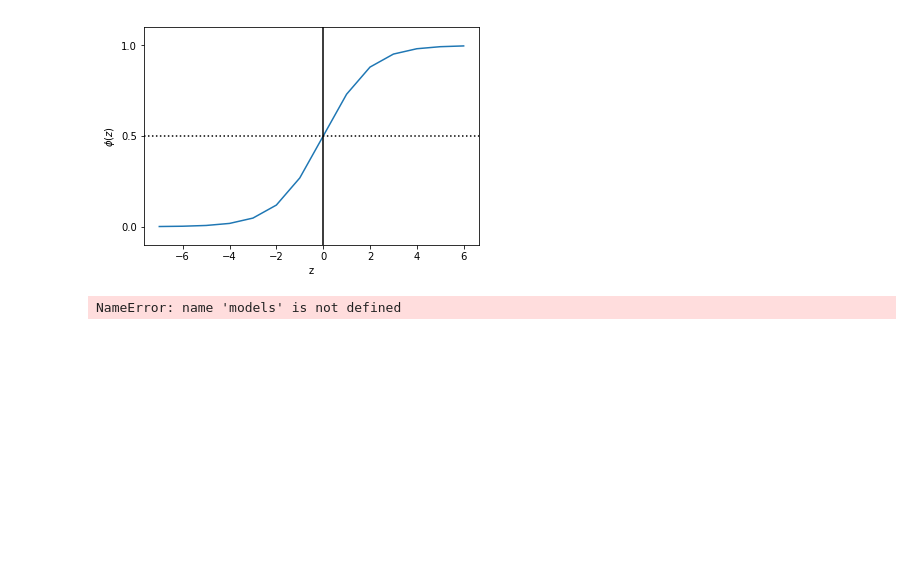
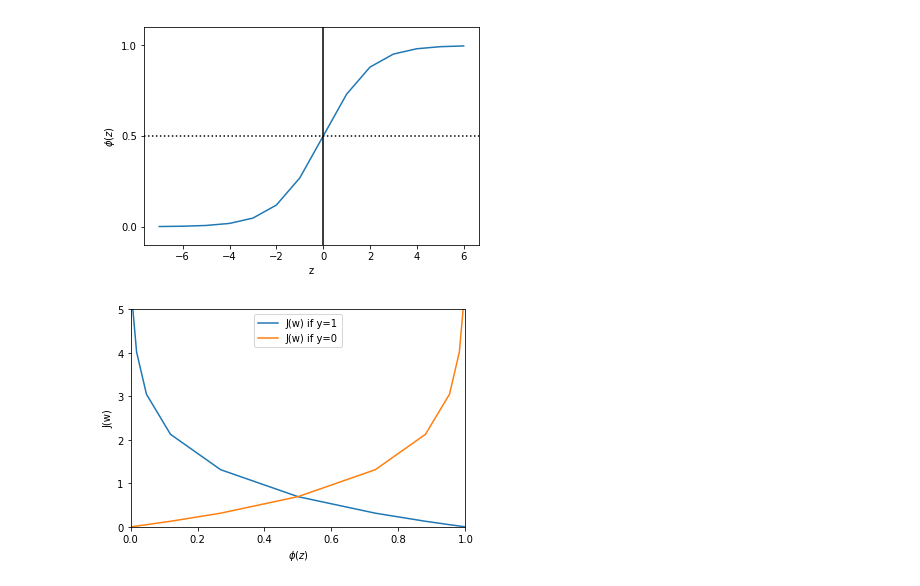
Before and after one commit to prakharchoudhary/fun_with_python, a Jupyter notebook: ML/ML-via-sklearn.ipynb, the cells around one changed output. Saved outputs shown, nothing was run; the diff lists cells and outputs as text; code cells hidden in the pictures; blank space fills up the shorter version.

```diff
--- a/ML/ML-via-sklearn.ipynb
+++ b/ML/ML-via-sklearn.ipynb
@@ -138,20 +138,20 @@ plt.show()
 # %%
 """
 Classification of a single-sample instance for different values of φ(z)
 """
 def logistic(y):
     if y==1:
         return -np.log(sigmoid(z))
     elif y==0:
         return -np.log(1 - sigmoid(z))
 
 plt.plot(sigmoid(z), logistic(1))
 plt.plot(sigmoid(z), logistic(0))
 plt.ylim(0.0,5.0)
 plt.xlim(0.0, 1.0)
 plt.xlabel('$\phi (z)$')
 plt.ylabel('J(w)')
-plt.legend(["d=%i" % m.order for m in models], loc="upper left")
+plt.legend(["J(w) if y=1", "J(w) if y=0"], loc="upper center")
 plt.show()
 # %% [output]
-NameError: name 'models' is not defined
+[figure, added]
```
Also changed, not shown: parts of 3 cells of this notebook.
